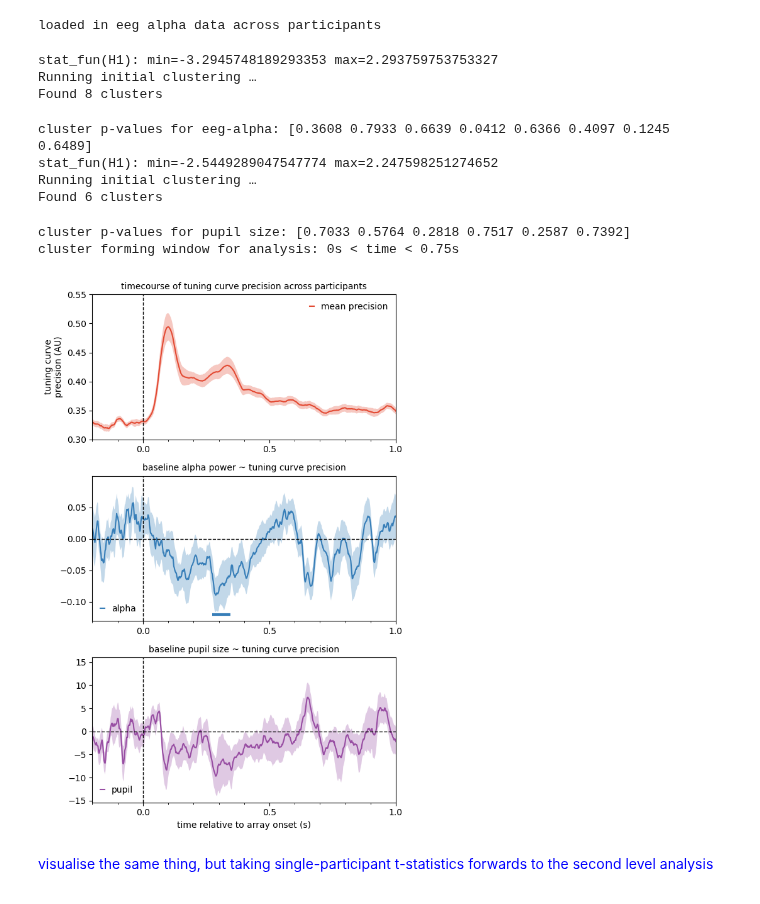
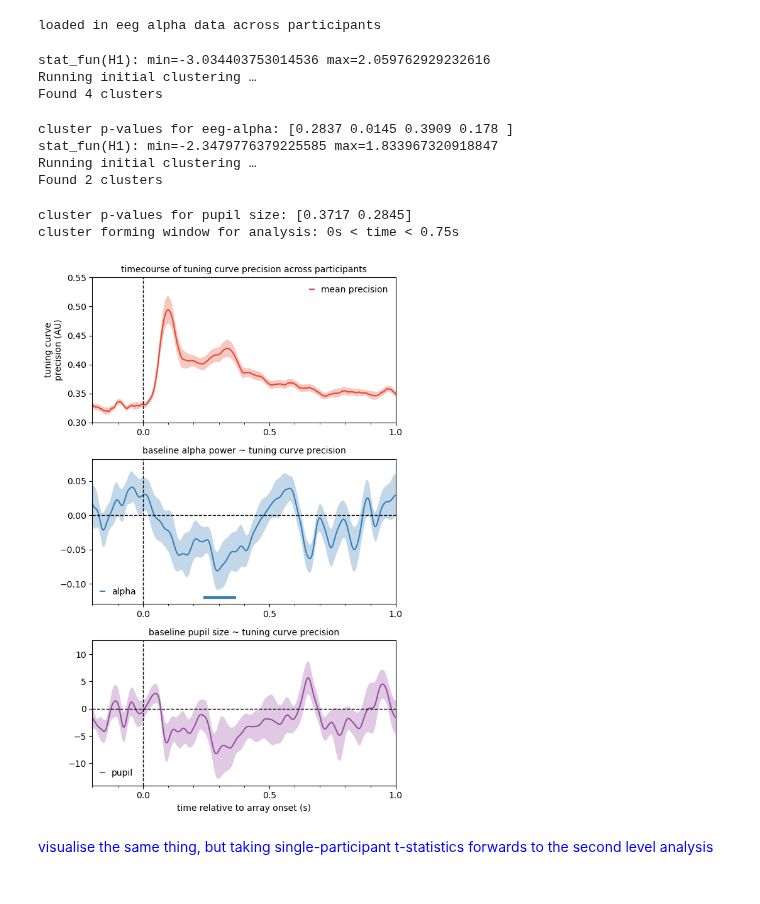
Before and after one commit to schekroud/tuningcurves, a Jupyter notebook: analysis/500hz/no_smoothing/visTuningCurvePrecision_relationships_NoSmoothing.ipynb, the cells around one changed output. Saved outputs shown, nothing was run; the diff lists cells and outputs as text; code cells hidden in the pictures.

```diff
--- a/analysis/500hz/no_smoothing/visTuningCurvePrecision_relationships_NoSmoothing.ipynb
+++ b/analysis/500hz/no_smoothing/visTuningCurvePrecision_relationships_NoSmoothing.ipynb
@@ -145,7 +145,7 @@ ax1.set_title('timecourse of tuning curve precision across participants', fontsi
 ax2 = fig.add_subplot(312)
 tinds = np.logical_and(eegtimes >= eegtmin, eegtimes <= eegtmax)
 eegdat = eegb[:,:,:, tinds].mean(-1) #average across times in the eeg alpha dimension
-# eegdat = sp.ndimage.gaussian_filter1d(eegdat, sigma = smoothsig) #smooth with 10 sample (20ms) gaussian blur
+eegdat = sp.ndimage.gaussian_filter1d(eegdat, sigma = smoothsig) #smooth with 10 sample (20ms) gaussian blur
 eegparam = np.where(eegregnames == 'precision')[0].squeeze()
 ploteegdat = eegdat[:, eegparam]
 meeg, semeeg = ploteegdat.mean(0), sp.stats.sem(ploteegdat, axis=0, ddof=0, nan_policy='omit')
@@ -158,7 +158,7 @@ ax3 = fig.add_subplot(313)
 tinds = np.logical_and(eyetimes >= eyetmin, eyetimes <= eyetmax)
 eyeparam = np.where(eyeregnames == 'precision')[0].squeeze()
 eyedat = eyeb[:,:,:,tinds].mean(-1) #average across times in the pupil dimension
-# eyedat = sp.ndimage.gaussian_filter1d(eyedat, sigma = smoothsig) #smooth with 10 sample (20ms) gaussian blur
+eyedat = sp.ndimage.gaussian_filter1d(eyedat, sigma = smoothsig) #smooth with 10 sample (20ms) gaussian blur
 ploteyedat = eyedat[:,eyeparam]
 meye, semeye = ploteyedat.mean(0), sp.stats.sem(ploteyedat, axis=0, ddof=0, nan_policy='omit')
 ax3.plot(modeltimes, meye, lw = 1.5, color = '#984ea3', label = 'pupil')
@@ -199,40 +199,40 @@ if run_clusterstats:
                                          threshold = -eeg_t_thresh, tail = -1, n_jobs = 4)
     eegclu = [x[0] for x in eegclu]
     print(f'cluster p-values for eeg-alpha: {eegclupv}')
     times_twin = modeltimes[np.logical_and(modeltimes >= tmin, modeltimes <= tmax)]
     nclus = len(eegclu)
     for icluster in range(nclus):
         mask = eegclu[icluster]
         if eegclupv[icluster] <= sigalpha:
             itmin, itmax = times_twin[mask[0]], times_twin[mask[-1]]
             ax2.hlines(y = -0.12, xmin = itmin, xmax = itmax, lw = 3, color = '#377eb8', alpha = 1)
 
     #cluster stats on pupil ~ precision timecourse
     tv, clu, clupv, _ = clusterperm_test(data = eyedat, labels = eyeregnames, of_interest = 'precision', times = modeltimes,
                                          tmin = tmin, tmax = tmax, out_type='indices', n_permutations = nperms,
                                          threshold = -eye_t_thresh, tail = -1, n_jobs = 4)
     clu = [x[0] for x in clu]
     print(f'cluster p-values for pupil size: {clupv}')
     times_twin = modeltimes[np.logical_and(modeltimes >= tmin, modeltimes <= tmax)]
     nclus = len(clu)
     for icluster in range(nclus):
         mask = clu[icluster]
         if clupv[icluster] <= sigalpha:
             itmin, itmax = times_twin[mask[0]], times_twin[mask[-1]]
             ax3.hlines(y = -1, xmin = itmin, xmax = itmax, lw = 3, color = '#984ea3', alpha = 1)
 print(f'cluster forming window for analysis: {tmin}s < time < {tmax}s')
 fig.tight_layout()
 # %% [output]
-stat_fun(H1): min=-3.2945748189293353 max=2.293759753753327
+stat_fun(H1): min=-3.034403753014536 max=2.059762929232616
 Running initial clustering …
-Found 8 clusters
+Found 4 clusters
-cluster p-values for eeg-alpha: [0.3608 0.7933 0.6639 0.0412 0.6366 0.4097 0.1245 0.6489]
-stat_fun(H1): min=-2.5449289047547774 max=2.247598251274652
+cluster p-values for eeg-alpha: [0.2837 0.0145 0.3909 0.178 ]
+stat_fun(H1): min=-2.3479776379225585 max=1.833967320918847
 Running initial clustering …
-Found 6 clusters
+Found 2 clusters
-cluster p-values for pupil size: [0.7033 0.5764 0.2818 0.7517 0.2587 0.7392]
+cluster p-values for pupil size: [0.3717 0.2845]
 cluster forming window for analysis: 0s < time < 0.75s
-[figure, old version]
+[figure, new version]
 # %% [markdown]
 <font color='blue'>
 
```
Also changed, not shown: parts of 1 cell of this notebook, 8 other files.
